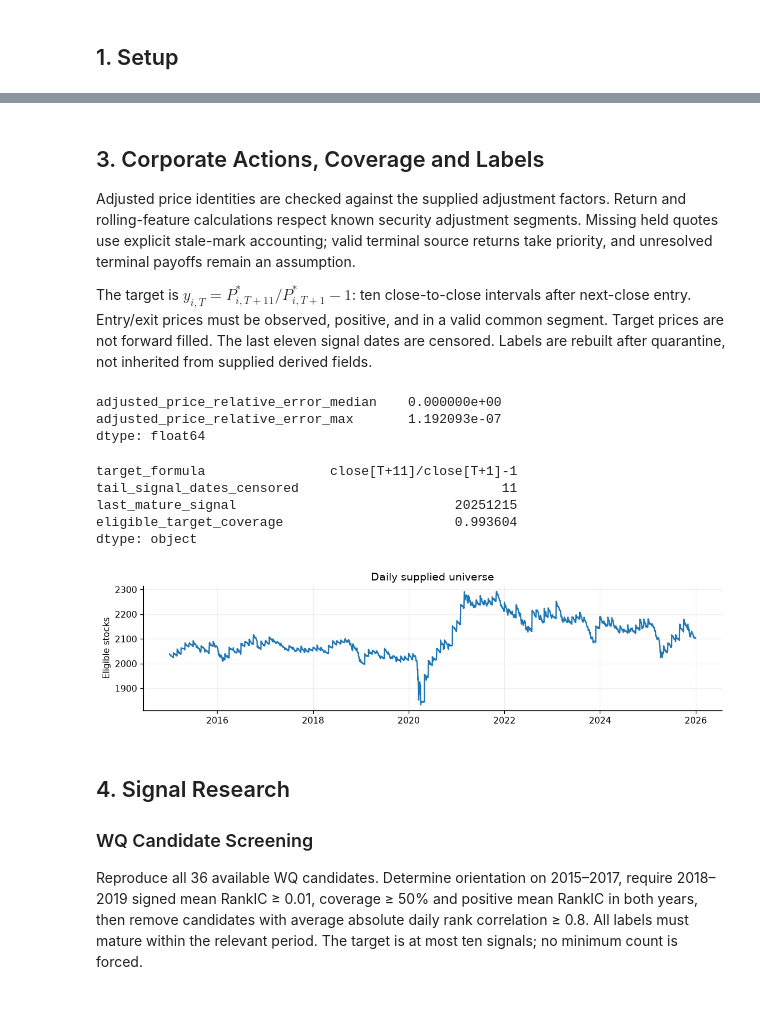
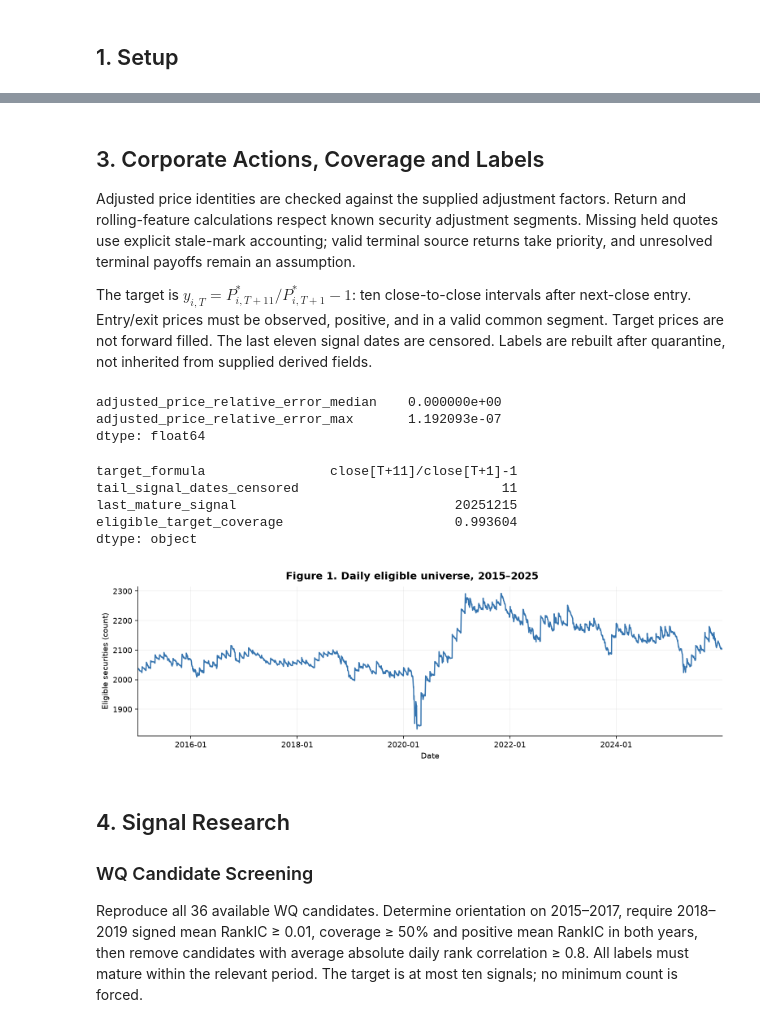
Before and after one commit to jiarui22/dsa5205_project2, a Jupyter notebook: notebooks/Equity_Strategy_Research.ipynb, the cells around one changed output, grey strips where cells are left out. Drawn from its saved outputs; the diff is of its cells as text; code cells hidden in the pictures.

```diff
--- a/notebooks/Equity_Strategy_Research.ipynb
+++ b/notebooks/Equity_Strategy_Research.ipynb
@@ -115,36 +122,37 @@ dtype: int64
 | 29 | total_liabilities | rdq_next_session | 184868 |
 # %% [markdown]
 ## 3. Corporate Actions, Coverage and Labels
- Adjusted price identities are checked against the supplied adjustment factors. Return and rolling-feature calculations respect known security adjustment segments. Missing held quotes use explicit stale-mark accounting; valid terminal source returns take priority, and unresolved terminal payoffs remain an assumption.
+Adjusted price identities are checked against the supplied adjustment factors. Return and rolling-feature calculations respect known security adjustment segments. Missing held quotes use explicit stale-mark accounting; valid terminal source returns take priority, and unresolved terminal payoffs remain an assumption.
 
- The target is $y_{i,T}=P^*_{i,T+11}/P^*_{i,T+1}-1$: ten close-to-close intervals after next-close entry. Entry/exit prices must be observed, positive, and in a valid common segment. Target prices are not forward filled. The last eleven signal dates are censored. Labels are rebuilt after quarantine, not inherited from supplied derived fields.
+The target is $y_{i,T}=P^*_{i,T+11}/P^*_{i,T+1}-1$: ten close-to-close intervals after next-close entry. Entry/exit prices must be observed, positive, and in a valid common segment. Target prices are not forward filled. The last eleven signal dates are censored. Labels are rebuilt after quarantine, not inherited from supplied derived fields.
 # %%
 # Check adjustment consistency and exact target maturity.
 panel=lambda field:pd.read_pickle(database/'panels'/f'{field}.pkl')
 u=panel('universe');cp=panel('close_adj');raw=panel('close');factor=panel('adj_factor')
 valid=np.isfinite(cp)&np.isfinite(raw)&np.isfinite(factor)&raw.gt(0)&factor.gt(0)
 error=(cp-raw*factor).abs().div(cp.abs()).where(valid)
 display(pd.Series({'adjusted_price_relative_error_median':float(error.stack().median()),'adjusted_price_relative_error_max':float(error.max().max())}))
 from usq.project2.protocol import validate_target
 ends=validate_target(database,u);target=panel('ylabel')
 np.testing.assert_array_equal(target.tail(11).isna(),True)
 direct=cp.shift(-11)/cp.shift(-1)-1
 finite=target.notna()
 np.testing.assert_allclose(target.where(finite).to_numpy(),direct.where(finite).to_numpy(),rtol=2e-6,atol=2e-6,equal_nan=True)
 display(pd.Series({'target_formula':'close[T+11]/close[T+1]-1','tail_signal_dates_censored':11,'last_mature_signal':str(ends.dropna().index[-1]),'eligible_target_coverage':float((finite&u.eq(1)).to_numpy().sum()/u.eq(1).to_numpy().sum())}))
 counts=u.loc['20150101':].eq(1).sum(axis=1)
-fig,ax=plt.subplots(figsize=(10,2.7));ax.plot(pd.to_datetime(counts.index),counts);ax.set(ylabel='Eligible stocks',title='Daily supplied universe');fig.tight_layout();plt.show()
+plot_universe(counts)
+plt.show()
 del cp,raw,factor,error,direct,valid,finite,target
 # %% [output]
 adjusted_price_relative_error_median    0.000000e+00
 adjusted_price_relative_error_max       1.192093e-07
 dtype: float64
 target_formula                close[T+11]/close[T+1]-1
 tail_signal_dates_censored                          11
 last_mature_signal                            20251215
 eligible_target_coverage                      0.993604
 dtype: object
-[figure, old version]
+[figure, new version]
 # %% [markdown]
 ## 4. Signal Research
 
```
Also changed, not shown: parts of 22 cells of this notebook, 6 other files.
